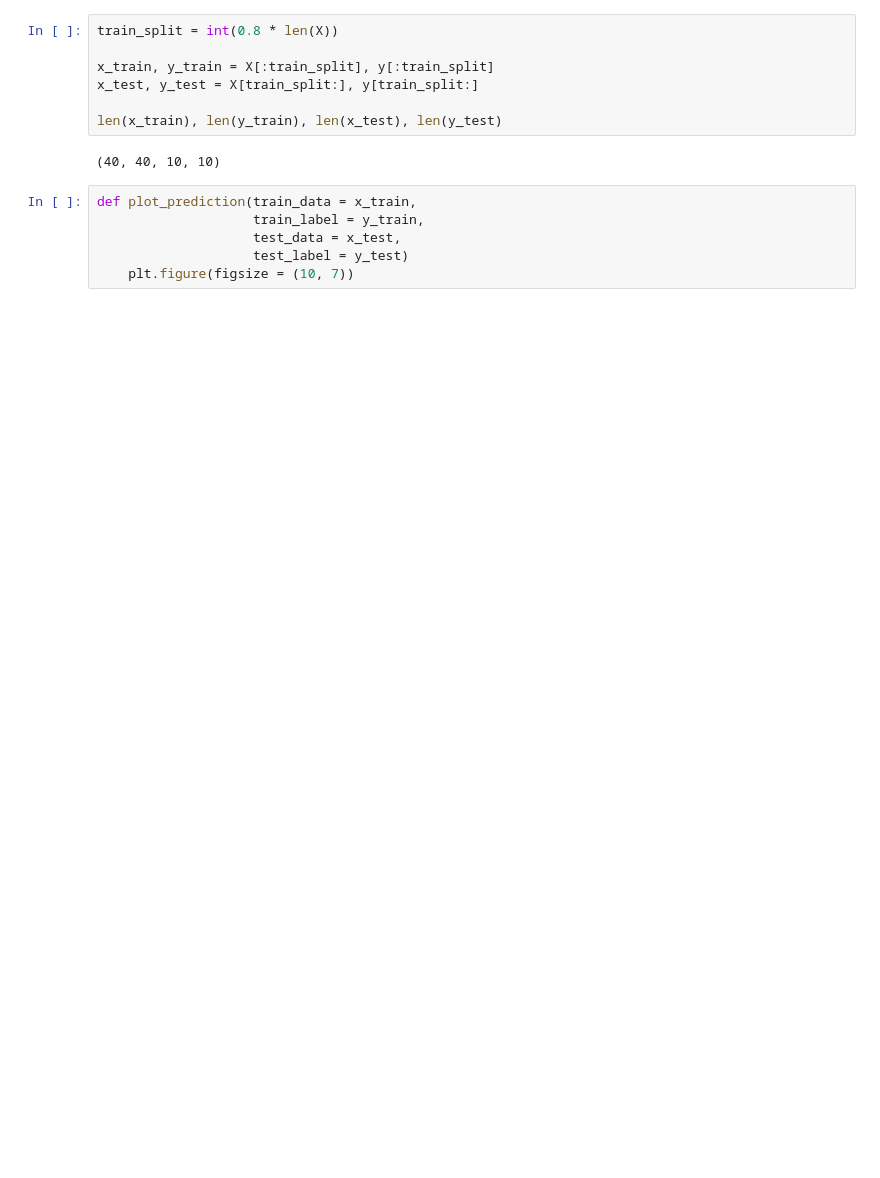
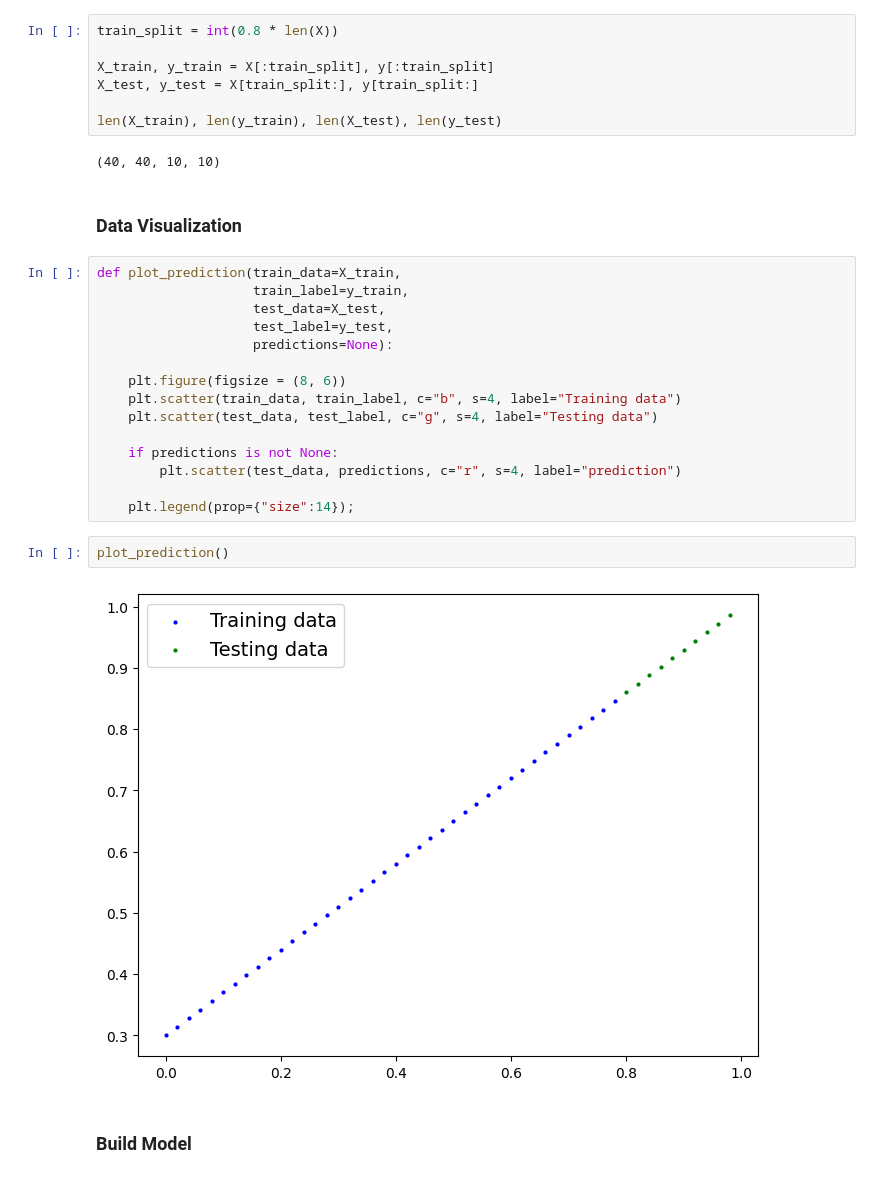
Before and after one commit to davidxml/deep-learning-engineering, a Jupyter notebook: pytorch_workflow/course_2(putting them together).ipynb, the cells around one changed output. Drawn from its saved outputs; the diff is of its cells as text; blank space fills up the shorter version.

```diff
--- a/pytorch_workflow/course_2(putting them together).ipynb
+++ b/pytorch_workflow/course_2(putting them together).ipynb
@@ -29,15 +36,32 @@ Data would be splitted as Train_data and Test_data in the ratio 80:20
 # %%
 train_split = int(0.8 * len(X))
 
-x_train, y_train = X[:train_split], y[:train_split]
-x_test, y_test = X[train_split:], y[train_split:]
+X_train, y_train = X[:train_split], y[:train_split]
+X_test, y_test = X[train_split:], y[train_split:]
 
-len(x_train), len(y_train), len(x_test), len(y_test)
+len(X_train), len(y_train), len(X_test), len(y_test)
 # %% [output]
 (40, 40, 10, 10)
+# %% [markdown]
+### Data Visualization
 # %%
-def plot_prediction(train_data = x_train,
-                    train_label = y_train,
-                    test_data = x_test,
-                    test_label = y_test)
-    plt.figure(figsize = (10, 7))
+def plot_prediction(train_data=X_train,
+                    train_label=y_train,
+                    test_data=X_test,
+                    test_label=y_test,
+                    predictions=None):
+
+    plt.figure(figsize = (8, 6))
+    plt.scatter(train_data, train_label, c="b", s=4, label="Training data")
+    plt.scatter(test_data, test_label, c="g", s=4, label="Testing data")
+
+    if predictions is not None:
+        plt.scatter(test_data, predictions, c="r", s=4, label="prediction")
+
+    plt.legend(prop={"size":14});
+# %%
+plot_prediction()
+# %% [output]
+[figure, added]
+# %% [markdown]
+### Build Model
```
Also changed, not shown: parts of 28 cells of this notebook, 3 other files.
